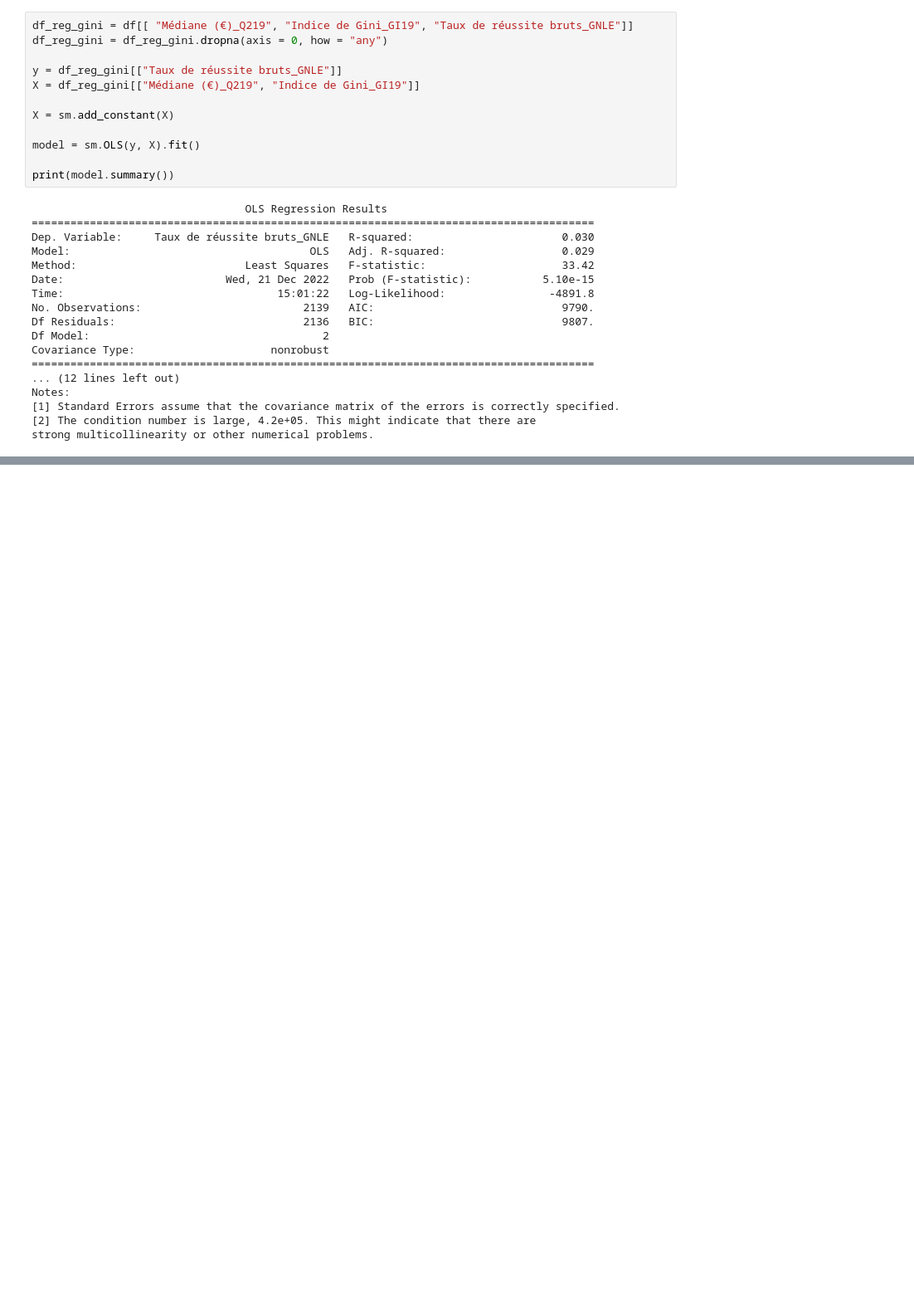
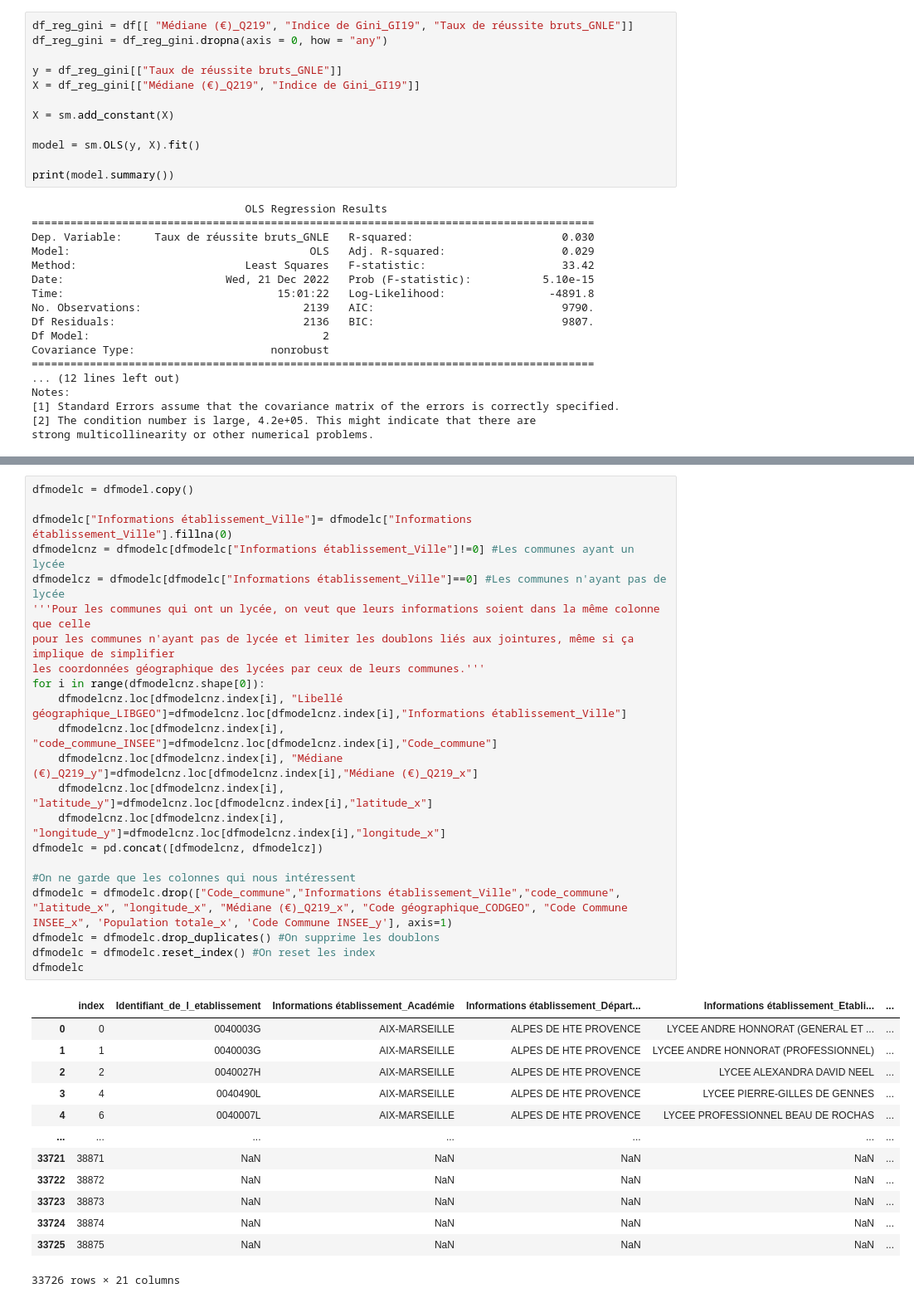
Before and after one commit to Acochepin/Python-2A---AC---JM---RS, a Jupyter notebook: Fichier final.ipynb, the cells around one changed output, grey strips where cells are left out. Shown at 83% size. Cells and saved outputs as stored; diff of their text form; blank space fills up the shorter version.

```diff
--- a/Fichier final.ipynb
+++ b/Fichier final.ipynb
@@ -1274,0 +1399,36 @@ strong multicollinearity or other numerical problems.
+# %%
+dfmodelc = dfmodel.copy()
+
+dfmodelc["Informations établissement_Ville"]= dfmodelc["Informations établissement_Ville"].fillna(0)
+dfmodelcnz = dfmodelc[dfmodelc["Informations établissement_Ville"]!=0] #Les communes ayant un lycée
+dfmodelcz = dfmodelc[dfmodelc["Informations établissement_Ville"]==0] #Les communes n'ayant pas de lycée
+'''Pour les communes qui ont un lycée, on veut que leurs informations soient dans la même colonne que celle
+pour les communes n'ayant pas de lycée et limiter les doublons liés aux jointures, même si ça implique de simplifier
+les coordonnées géographique des lycées par ceux de leurs communes.'''
+for i in range(dfmodelcnz.shape[0]):
+    dfmodelcnz.loc[dfmodelcnz.index[i], "Libellé géographique_LIBGEO"]=dfmodelcnz.loc[dfmodelcnz.index[i],"Informations établissement_Ville"]
+    dfmodelcnz.loc[dfmodelcnz.index[i], "code_commune_INSEE"]=dfmodelcnz.loc[dfmodelcnz.index[i],"Code_commune"]
+    dfmodelcnz.loc[dfmodelcnz.index[i], "Médiane (€)_Q219_y"]=dfmodelcnz.loc[dfmodelcnz.index[i],"Médiane (€)_Q219_x"]
+    dfmodelcnz.loc[dfmodelcnz.index[i], "latitude_y"]=dfmodelcnz.loc[dfmodelcnz.index[i],"latitude_x"]
+    dfmodelcnz.loc[dfmodelcnz.index[i], "longitude_y"]=dfmodelcnz.loc[dfmodelcnz.index[i],"longitude_x"]
+dfmodelc = pd.concat([dfmodelcnz, dfmodelcz])
+
+#On ne garde que les colonnes qui nous intéressent
+dfmodelc = dfmodelc.drop(["Code_commune","Informations établissement_Ville","code_commune", "latitude_x", "longitude_x", "Médiane (€)_Q219_x", "Code géographique_CODGEO", "Code Commune INSEE_x", 'Population totale_x', 'Code Commune INSEE_y'], axis=1)
+dfmodelc = dfmodelc.drop_duplicates() #On supprime les doublons
+dfmodelc = dfmodelc.reset_index() #On reset les index
+dfmodelc
+# %% [output]
+|  | index | Identifiant_de_l_etablissement | Informations établissement_Académie | Informations établissement_Départ... | Informations établissement_Etabli... | ... |
+| 0 | 0 | 0040003G | AIX-MARSEILLE | ALPES DE HTE PROVENCE | LYCEE ANDRE HONNORAT (GENERAL ET ... | ... |
+| 1 | 1 | 0040003G | AIX-MARSEILLE | ALPES DE HTE PROVENCE | LYCEE ANDRE HONNORAT (PROFESSIONNEL) | ... |
+| 2 | 2 | 0040027H | AIX-MARSEILLE | ALPES DE HTE PROVENCE | LYCEE ALEXANDRA DAVID NEEL | ... |
+| 3 | 4 | 0040490L | AIX-MARSEILLE | ALPES DE HTE PROVENCE | LYCEE PIERRE-GILLES DE GENNES | ... |
+| 4 | 6 | 0040007L | AIX-MARSEILLE | ALPES DE HTE PROVENCE | LYCEE PROFESSIONNEL BEAU DE ROCHAS | ... |
+| ... | ... | ... | ... | ... | ... | ... |
+| 33721 | 38871 | NaN | NaN | NaN | NaN | ... |
+| 33722 | 38872 | NaN | NaN | NaN | NaN | ... |
+| 33723 | 38873 | NaN | NaN | NaN | NaN | ... |
+| 33724 | 38874 | NaN | NaN | NaN | NaN | ... |
+| 33725 | 38875 | NaN | NaN | NaN | NaN | ... |
+33726 rows × 21 columns
```
Also changed, not shown: parts of 68 cells of this notebook.
